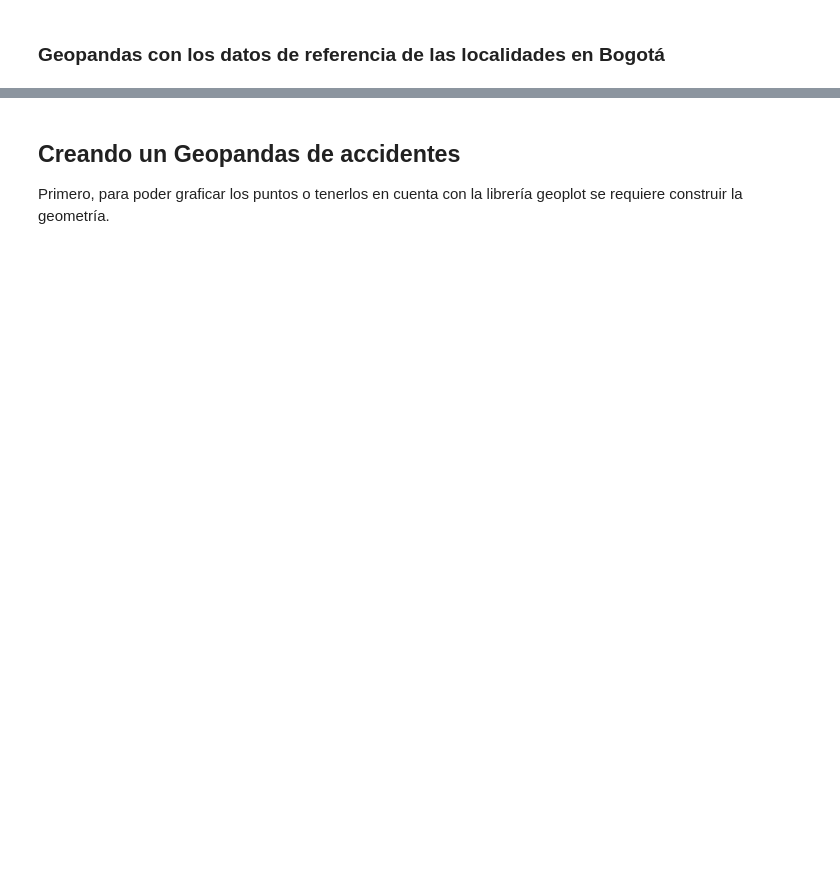
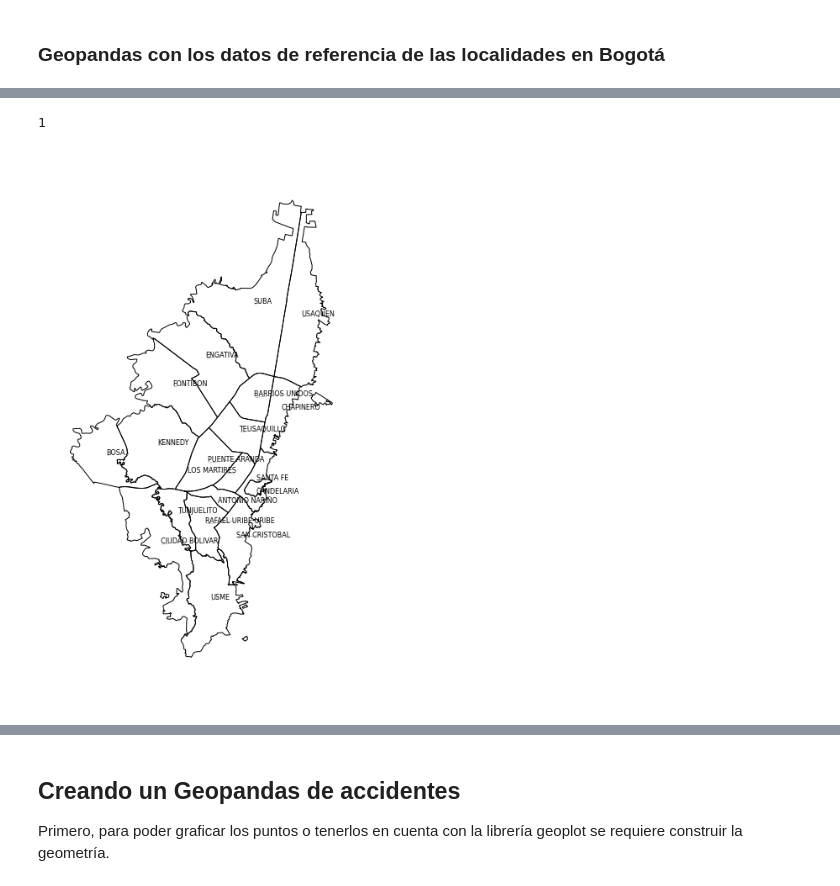
Before and after one commit to solofruad/traffic-accidents, a Jupyter notebook: model/notebook/4 Analysis/geoplot.ipynb, the cells around one changed output, grey strips where cells are left out. Cells and saved outputs as stored; diff of their text form; code cells hidden in the pictures; blank space fills up the shorter version.

```diff
--- a/model/notebook/4 Analysis/geoplot.ipynb
+++ b/model/notebook/4 Analysis/geoplot.ipynb
@@ -54,0 +128,12 @@ localidades.head(5)
+# %%
+ax = gplt.polyplot(localidades, figsize=(12, 12))
+texts = []
+
+for x, y, label in zip(loc_points.geometry.x, loc_points.geometry.y, loc_points["LocNombre"]):
+    texts.append(plt.text(x, y, label, fontsize = 8))
+
+aT.adjust_text(texts, force_points=0.3, force_text=0.8, expand_points=(1,1), expand_text=(1,1),
+               arrowprops=dict(arrowstyle="-", color='grey', lw=0.5))
+# %% [output]
+1
+[figure, added]
```
Also changed, not shown: parts of 16 cells of this notebook, 16 other files.
